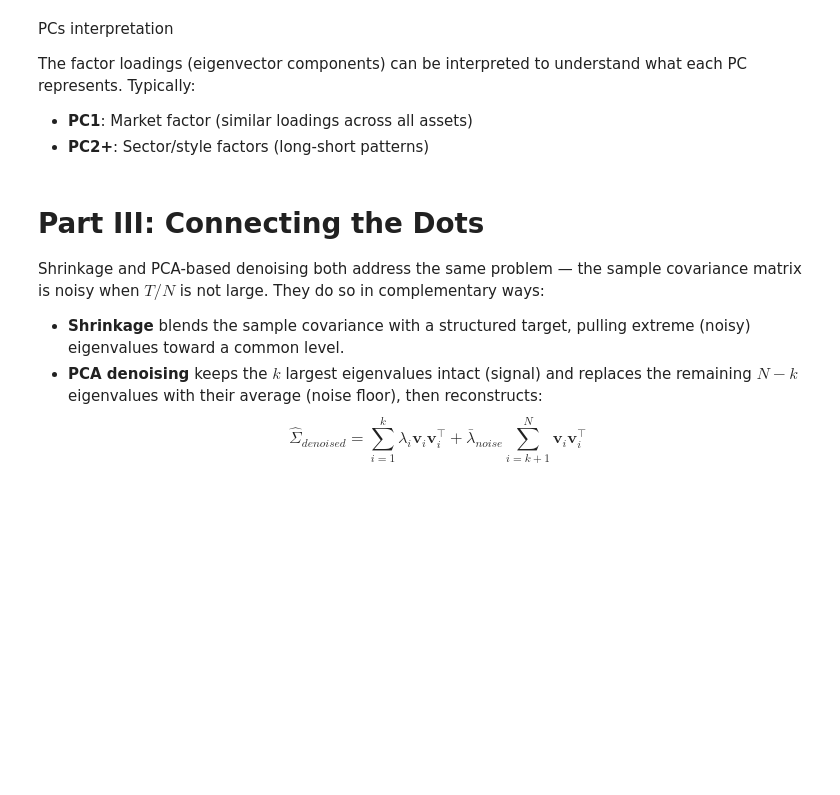
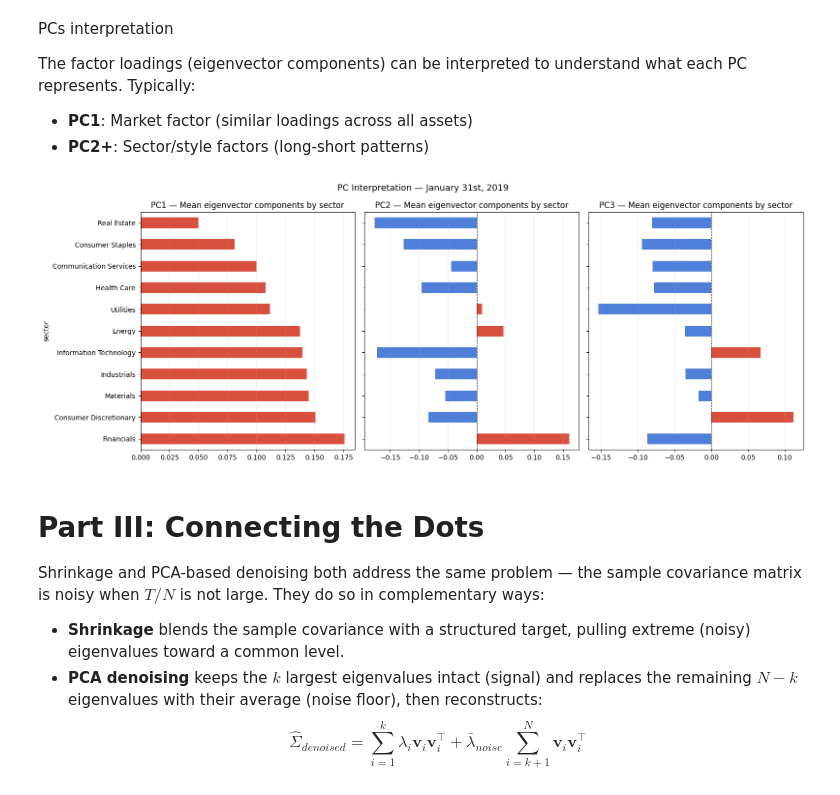
Before and after one commit to FiloCava03/Laboratory_3-, a Jupyter notebook: ex3_notebook.ipynb, the cells around one changed output. Cells and saved outputs as stored; diff of their text form; code cells hidden in the pictures; blank space fills up the shorter version.

```diff
--- a/ex3_notebook.ipynb
+++ b/ex3_notebook.ipynb
@@ -729,3 +788,38 @@ The factor loadings (eigenvector components) can be interpreted to understand wh
+# %%
+ticker_details = pd.read_csv(data_path / "ticker_details.csv", index_col=1)
+ticker_details.index.name = "ticker"
+sectors = ticker_details["GICS"]
+# %%
+target_date = pd.Timestamp("2019-01-31").date()
+n_factors = 3
+
+vecs = eig_vecs[target_date].iloc[:, :n_factors].copy()
+vecs.columns = [f"PC{i+1}" for i in range(n_factors)]
+
+# Join with GICS sector data
+vecs_with_sector = vecs.join(sectors.rename("sector"))
+
+# Compute eigenvector componentss per sector
+sector_means = (
+    vecs_with_sector
+    .groupby("sector")[[f"PC{i+1}" for i in range(n_factors)]]
+    .mean()
+    .sort_values("PC1", ascending=False)
+)
+
+fig, axes = plt.subplots(1, n_factors, figsize=(16, 6), sharey=True)
+for i, pc in enumerate([f"PC{j+1}" for j in range(n_factors)]):
+    colors = ["#d94f3d" if v > 0 else "#4f7fd9" for v in sector_means[pc]]
+    sector_means[pc].plot(kind="barh", ax=axes[i], color=colors, edgecolor="none")
+    axes[i].axvline(0, color="black", linewidth=0.8, linestyle="--")
+    axes[i].set_title(f"{pc} — Mean eigenvector components by sector")
+    axes[i].grid(axis="x", alpha=0.3)
+
+plt.suptitle("PC Interpretation — January 31st, 2019", fontsize=13)
+plt.tight_layout()
+plt.show()
+# %% [output]
+[figure, added]
 # %% [markdown]
 # Part III: Connecting the Dots
 
```
Also changed, not shown: parts of 9 cells of this notebook.
